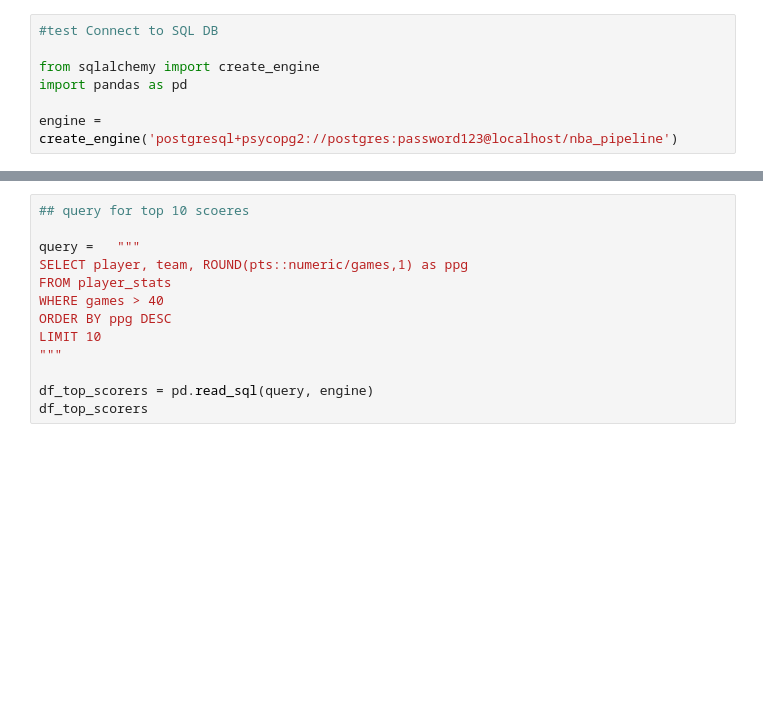
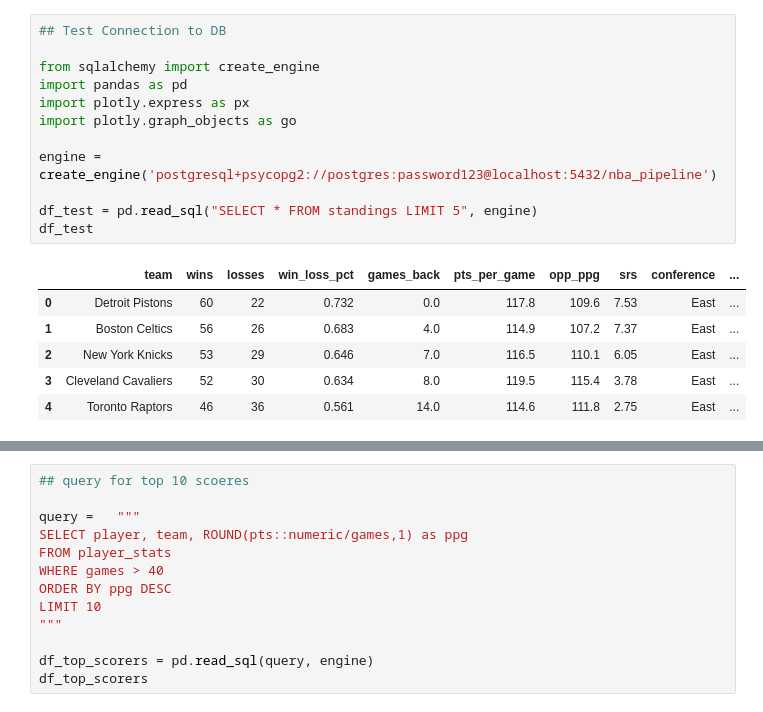
Before and after one commit to sashaliffy2/NBA-analytics_pipeline, a Jupyter notebook: nba_analysis.ipynb, the cells around one changed output, grey strips where cells are left out. Drawn from its saved outputs; the diff is of its cells as text; blank space fills up the shorter version.

```diff
--- a/nba_analysis.ipynb
+++ b/nba_analysis.ipynb
@@ -1,7 +1,19 @@
 # %%
-#test Connect to SQL DB
+## Test Connection to DB
 
 from sqlalchemy import create_engine
 import pandas as pd
+import plotly.express as px
+import plotly.graph_objects as go
 
-engine = create_engine('postgresql+psycopg2://postgres:password123@localhost/nba_pipeline')
+engine = create_engine('postgresql+psycopg2://postgres:password123@localhost:5432/nba_pipeline')
+
+df_test = pd.read_sql("SELECT * FROM standings LIMIT 5", engine)
+df_test
+# %% [output]
+|  | team | wins | losses | win_loss_pct | games_back | pts_per_game | opp_ppg | srs | conference | ... |
+| 0 | Detroit Pistons | 60 | 22 | 0.732 | 0.0 | 117.8 | 109.6 | 7.53 | East | ... |
+| 1 | Boston Celtics | 56 | 26 | 0.683 | 4.0 | 114.9 | 107.2 | 7.37 | East | ... |
+| 2 | New York Knicks | 53 | 29 | 0.646 | 7.0 | 116.5 | 110.1 | 6.05 | East | ... |
+| 3 | Cleveland Cavaliers | 52 | 30 | 0.634 | 8.0 | 119.5 | 115.4 | 3.78 | East | ... |
+| 4 | Toronto Raptors | 46 | 36 | 0.561 | 14.0 | 114.6 | 111.8 | 2.75 | East | ... |
```
Also changed, not shown: parts of 6 cells of this notebook.
